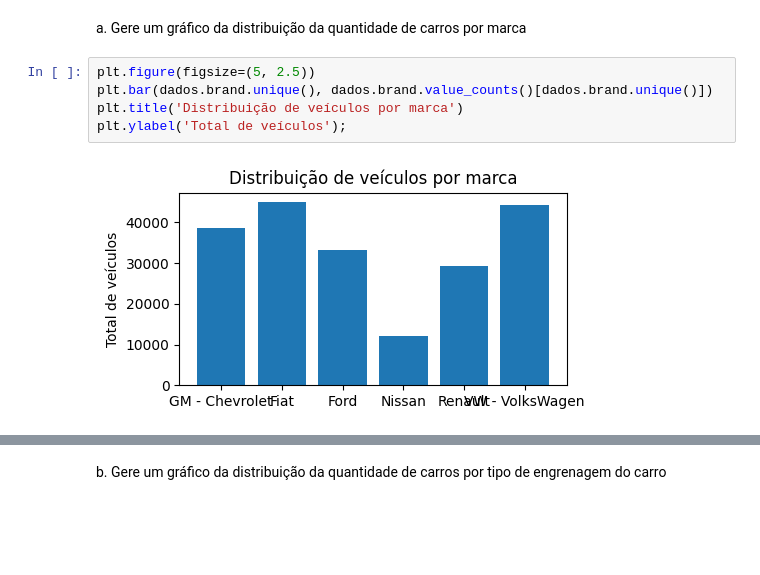
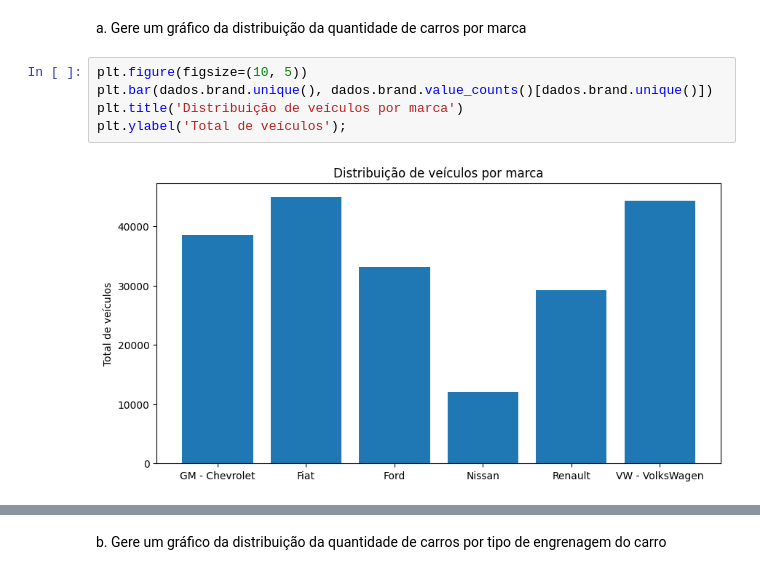
Before and after one commit to Equipe16-IAA/IAA002-TrabalhoFinal, a Jupyter notebook: IAA002 - LPA - trabalho.ipynb, the cells around one changed output, grey strips where cells are left out. Saved outputs shown, nothing was run; the diff lists cells and outputs as text; blank space fills up the shorter version.

```diff
--- a/IAA002 - LPA - trabalho.ipynb
+++ b/IAA002 - LPA - trabalho.ipynb
@@ -145,9 +145,9 @@ Name: count, Length: 2112, dtype: int64
 # %% [markdown]
 a. Gere um gráfico da distribuição da quantidade de carros por marca
 # %%
-plt.figure(figsize=(5, 2.5))
+plt.figure(figsize=(10, 5))
 plt.bar(dados.brand.unique(), dados.brand.value_counts()[dados.brand.unique()])
 plt.title('Distribuição de veículos por marca')
 plt.ylabel('Total de veículos');
 # %% [output]
-[figure, old version]
+[figure, new version]
```
Also changed, not shown: parts of 4 cells of this notebook.
